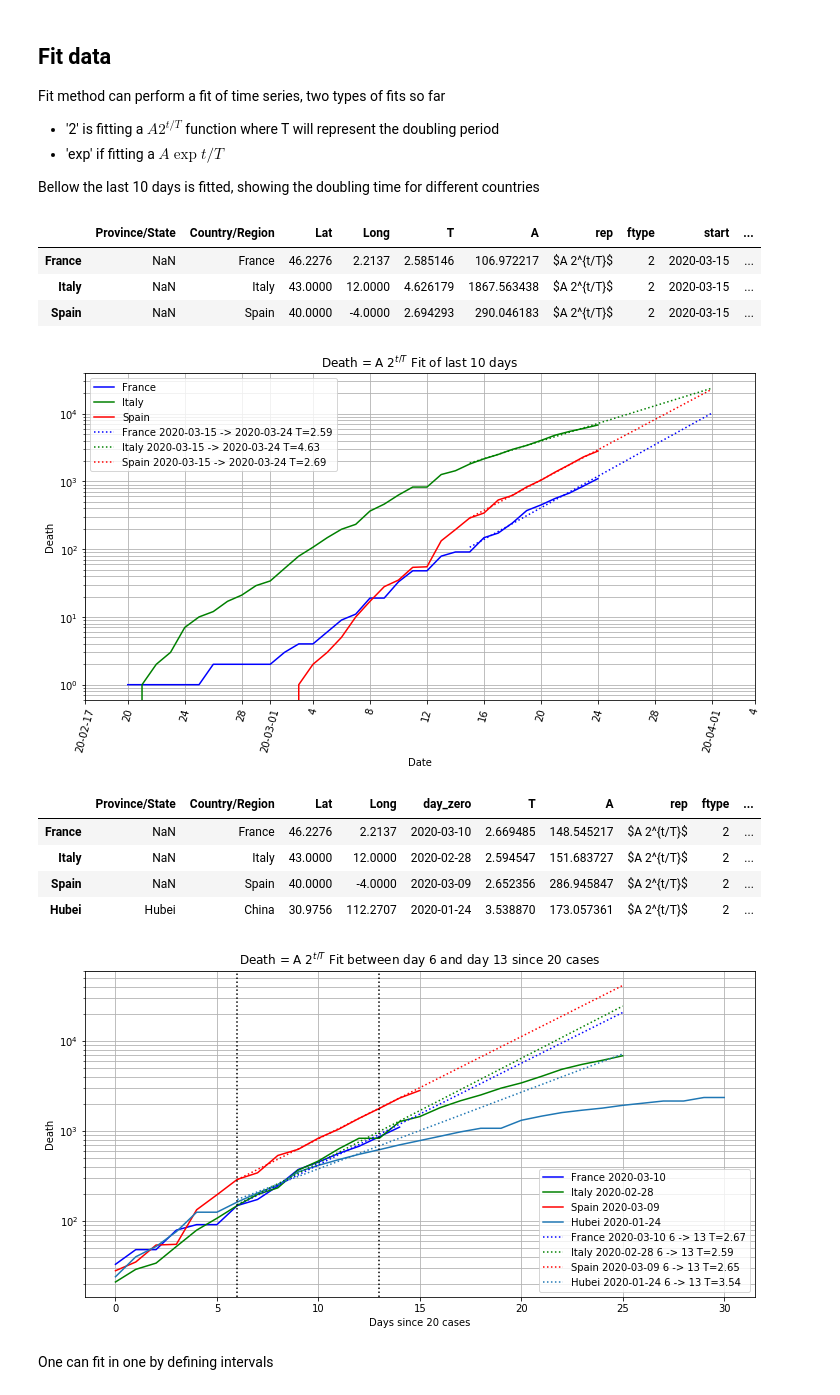
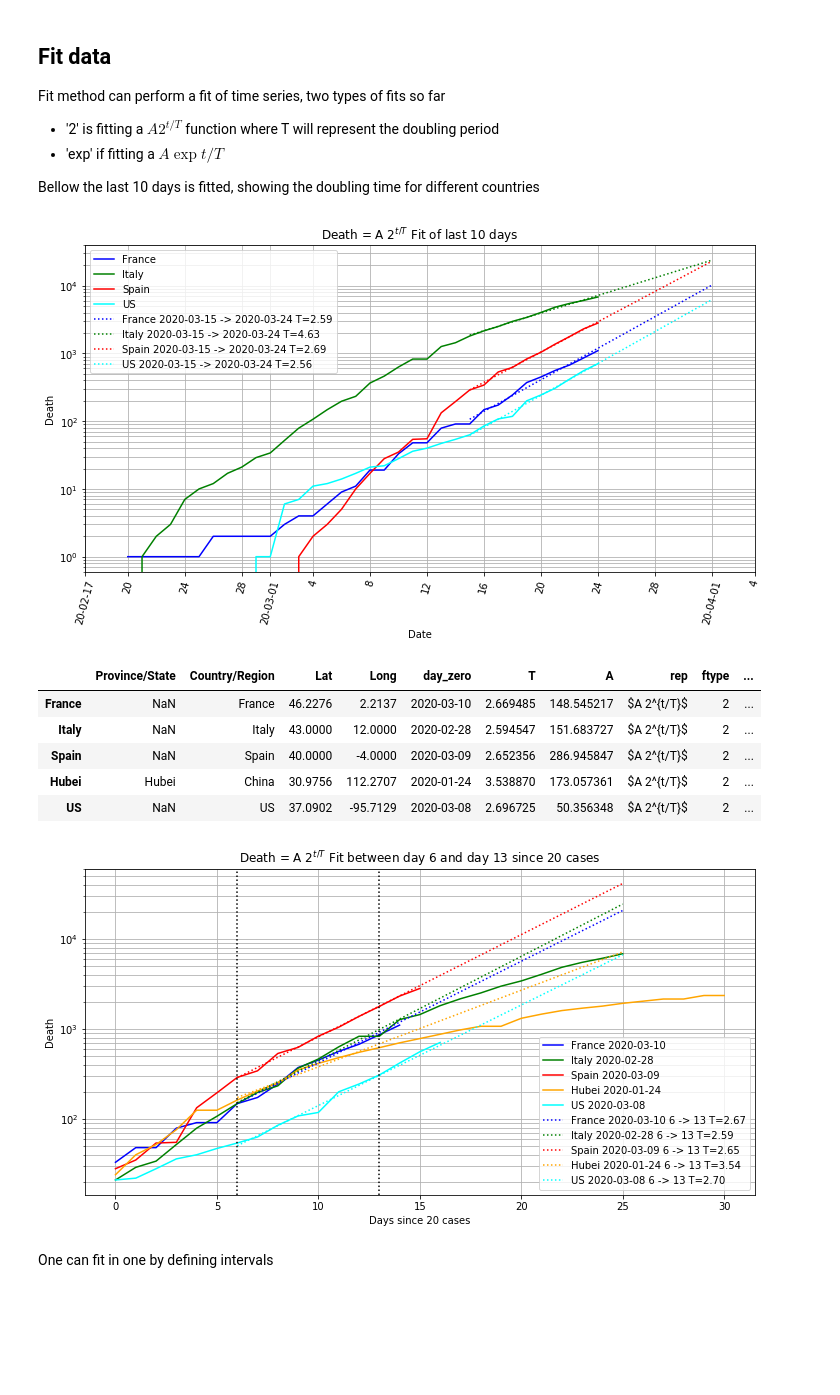
Before and after one commit to SylvainGuieu/corona, a Jupyter notebook: corona.ipynb, the cells around one changed output. Drawn from its saved outputs; the diff is of its cells as text; code cells hidden in the pictures; blank space fills up the shorter version.

```diff
--- a/corona.ipynb
+++ b/corona.ipynb
@@ -205,41 +258,37 @@ Fit method can perform a fit of time series, two types of fits so far
 
 Bellow the last 10 days is fitted, showing the doubling time for different countries
 # %%
-subset = death.subset(['France', 'Italy', 'Spain'], start="2020-02-20")
+subset = death.subset(['France', 'Italy', 'Spain', 'US'], start="2020-02-20")
 fit_result = subset.subset(start=-10).fit('2') # fit the last 10 days
 
 axes = subset.plot()
 fit_result.plot_model( ("2020-03-15", "2020-04-01"), axes=axes)
 axes.set(yscale='log', xlabel="Date", ylabel="Death", title = "Death = A $2^{t/T}$ Fit of last 10 days")
 axes.grid( which='both')
-fit_result
 # %% [output]
-|  | Province/State | Country/Region | Lat | Long | T | A | rep | ftype | start | ... |
-| France | NaN | France | 46.2276 | 2.2137 | 2.585146 | 106.972217 | $A 2^{t/T}$ | 2 | 2020-03-15 | ... |
-| Italy | NaN | Italy | 43.0000 | 12.0000 | 4.626179 | 1867.563438 | $A 2^{t/T}$ | 2 | 2020-03-15 | ... |
-| Spain | NaN | Spain | 40.0000 | -4.0000 | 2.694293 | 290.046183 | $A 2^{t/T}$ | 2 | 2020-03-15 | ... |
-[figure, old version]
+[figure, new version]
 # %%
-subset = death.subset(['France', 'Italy', 'Spain', 'Hubei'])
+subset = death.subset(['France', 'Italy', 'Spain', 'Hubei','US'])
 s, e, c = 6,13, 20
 origin = death.when_case_exceed(c)
 subset = subset.get_day_indexed(origin).subset(start=0, end=30)
 
 fit_result = subset.subset(start=s, end=e).fit('2') # fit the last 10 days
 
 axes = subset.plot()
 fit_result.plot_model( (s, 25), axes=axes)
 axes.set(yscale='log', xlabel="Days since %s cases"%c, ylabel="Death", title = "Death = A $2^{t/T}$ Fit between day %s and day %s since %s cases"%(s,e,c))
 axes.grid( which='both')
 [axes.axvline(x, color='k', linestyle=":") for x in (s,e)]
 fit_result
 # %% [output]
 |  | Province/State | Country/Region | Lat | Long | day_zero | T | A | rep | ftype | ... |
 | France | NaN | France | 46.2276 | 2.2137 | 2020-03-10 | 2.669485 | 148.545217 | $A 2^{t/T}$ | 2 | ... |
 | Italy | NaN | Italy | 43.0000 | 12.0000 | 2020-02-28 | 2.594547 | 151.683727 | $A 2^{t/T}$ | 2 | ... |
 | Spain | NaN | Spain | 40.0000 | -4.0000 | 2020-03-09 | 2.652356 | 286.945847 | $A 2^{t/T}$ | 2 | ... |
 | Hubei | Hubei | China | 30.9756 | 112.2707 | 2020-01-24 | 3.538870 | 173.057361 | $A 2^{t/T}$ | 2 | ... |
+| US | NaN | US | 37.0902 | -95.7129 | 2020-03-08 | 2.696725 | 50.356348 | $A 2^{t/T}$ | 2 | ... |
-[figure, old version]
+[figure, new version]
 # %% [markdown]
 One can fit in one by defining intervals
 # %%
```
Also changed, not shown: parts of 21 cells of this notebook, 11 other files.
